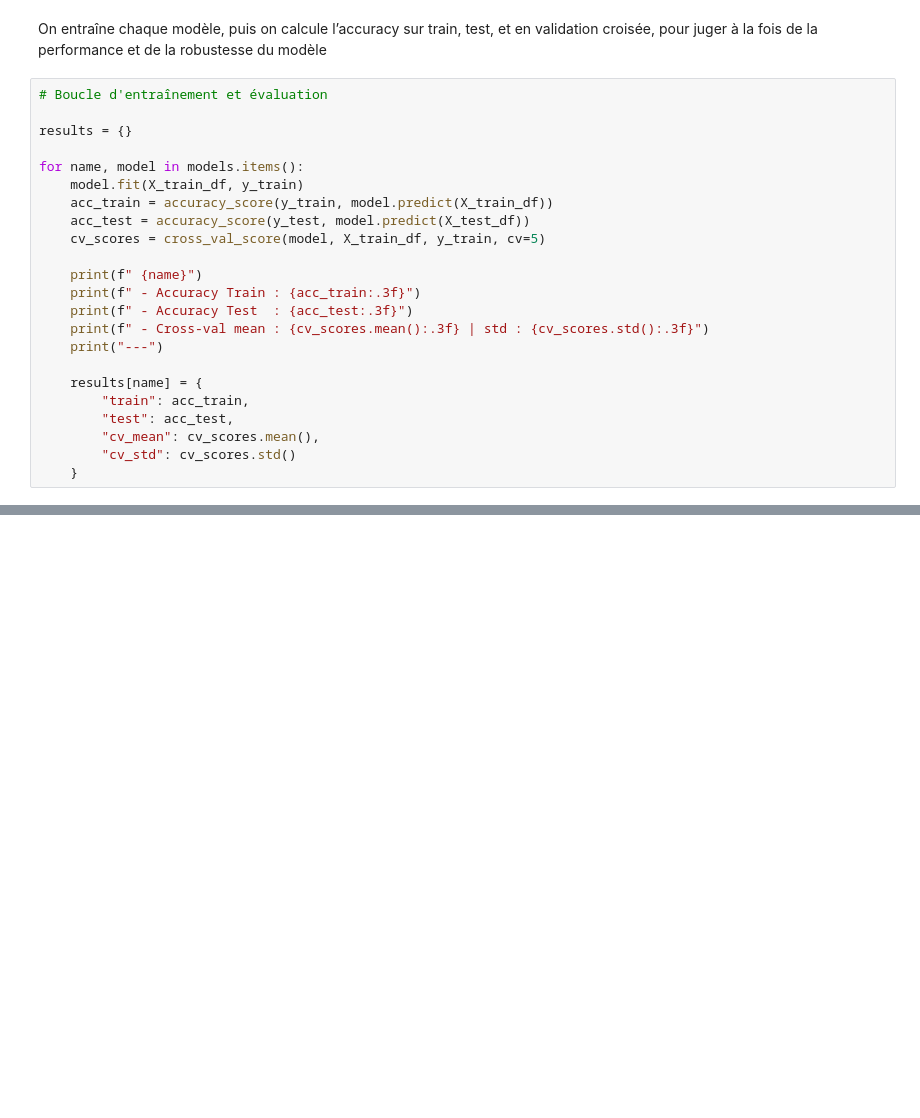
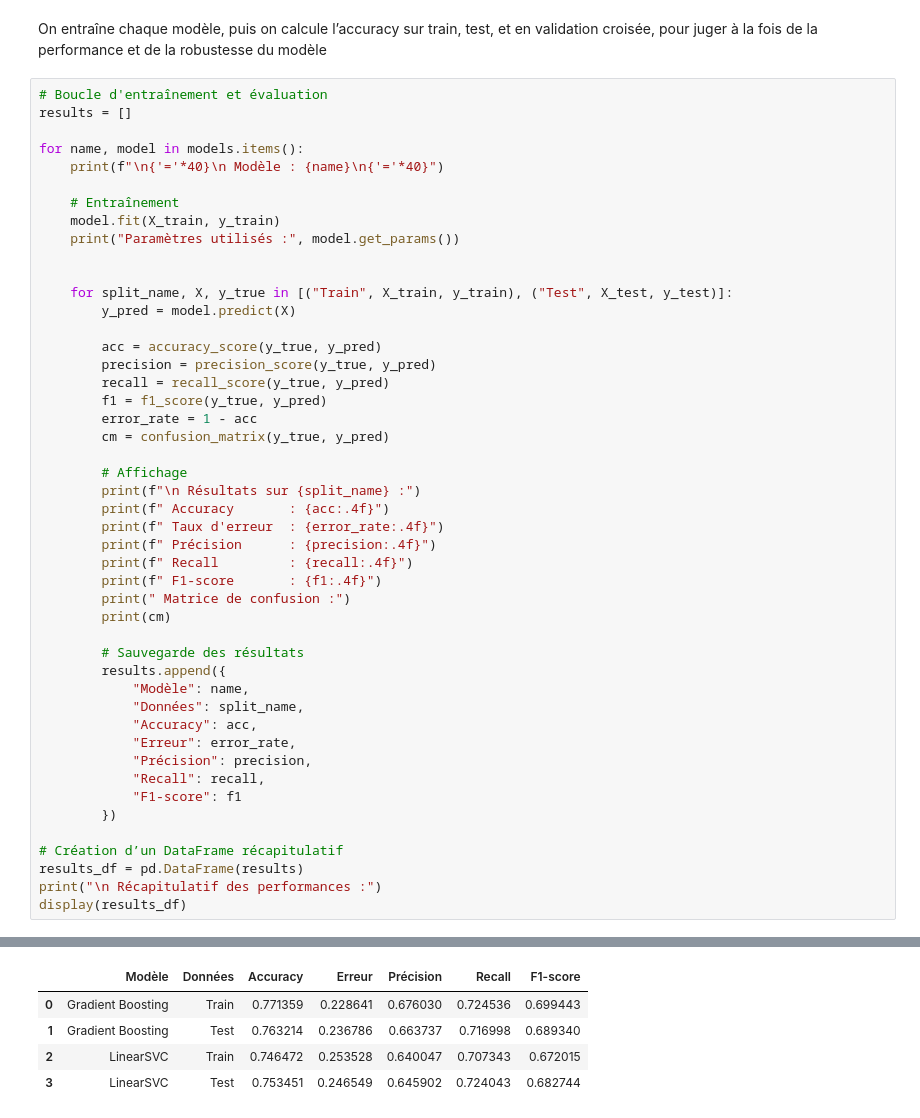
Before and after one commit to isabel6198/svm_tabac, a Jupyter notebook: notebooks/02_models.ipynb, the cells around one changed output, grey strips where cells are left out. Cells and saved outputs as stored; diff of their text form; blank space fills up the shorter version.

```diff
--- a/notebooks/02_models.ipynb
+++ b/notebooks/02_models.ipynb
@@ -227,25 +215,49 @@ models = {
 On entraîne chaque modèle, puis on calcule l’accuracy sur train, test, et en validation croisée, pour juger à la fois de la performance et de la robustesse du modèle
 # %%
 # Boucle d'entraînement et évaluation
-
-results = {}
+results = []
 
 for name, model in models.items():
-    model.fit(X_train_df, y_train)
-    acc_train = accuracy_score(y_train, model.predict(X_train_df))
-    acc_test = accuracy_score(y_test, model.predict(X_test_df))
-    cv_scores = cross_val_score(model, X_train_df, y_train, cv=5)
+    print(f"\n{'='*40}\n Modèle : {name}\n{'='*40}")
 
-    print(f" {name}")
-    print(f" - Accuracy Train : {acc_train:.3f}")
-    print(f" - Accuracy Test  : {acc_test:.3f}")
-    print(f" - Cross-val mean : {cv_scores.mean():.3f} | std : {cv_scores.std():.3f}")
-    print("---")
+    # Entraînement
+    model.fit(X_train, y_train)
+    print("Paramètres utilisés :", model.get_params())
 
-    results[name] = {
-        "train": acc_train,
-        "test": acc_test,
-        "cv_mean": cv_scores.mean(),
-        "cv_std": cv_scores.std()
-    }
+
+    for split_name, X, y_true in [("Train", X_train, y_train), ("Test", X_test, y_test)]:
+        y_pred = model.predict(X)
+
+        acc = accuracy_score(y_true, y_pred)
+        precision = precision_score(y_true, y_pred)
+        recall = recall_score(y_true, y_pred)
+        f1 = f1_score(y_true, y_pred)
+        error_rate = 1 - acc
+        cm = confusion_matrix(y_true, y_pred)
+
+        # Affichage
+        print(f"\n Résultats sur {split_name} :")
+        print(f" Accuracy       : {acc:.4f}")
+        print(f" Taux d'erreur  : {error_rate:.4f}")
+        print(f" Précision      : {precision:.4f}")
+        print(f" Recall         : {recall:.4f}")
+        print(f" F1-score       : {f1:.4f}")
+        print(" Matrice de confusion :")
+        print(cm)
+
+        # Sauvegarde des résultats
+        results.append({
+            "Modèle": name,
+            "Données": split_name,
+            "Accuracy": acc,
+            "Erreur": error_rate,
+            "Précision": precision,
+            "Recall": recall,
+            "F1-score": f1
+        })
+
+# Création d’un DataFrame récapitulatif
+results_df = pd.DataFrame(results)
+print("\n Récapitulatif des performances :")
+display(results_df)
 # %% [output]
@@ -266,0 +281,5 @@ for name, model in models.items():
+|  | Modèle | Données | Accuracy | Erreur | Précision | Recall | F1-score |
+| 0 | Gradient Boosting | Train | 0.771359 | 0.228641 | 0.676030 | 0.724536 | 0.699443 |
+| 1 | Gradient Boosting | Test | 0.763214 | 0.236786 | 0.663737 | 0.716998 | 0.689340 |
+| 2 | LinearSVC | Train | 0.746472 | 0.253528 | 0.640047 | 0.707343 | 0.672015 |
+| 3 | LinearSVC | Test | 0.753451 | 0.246549 | 0.645902 | 0.724043 | 0.682744 |
```
Also changed, not shown: parts of 19 cells of this notebook, 2 other files.
